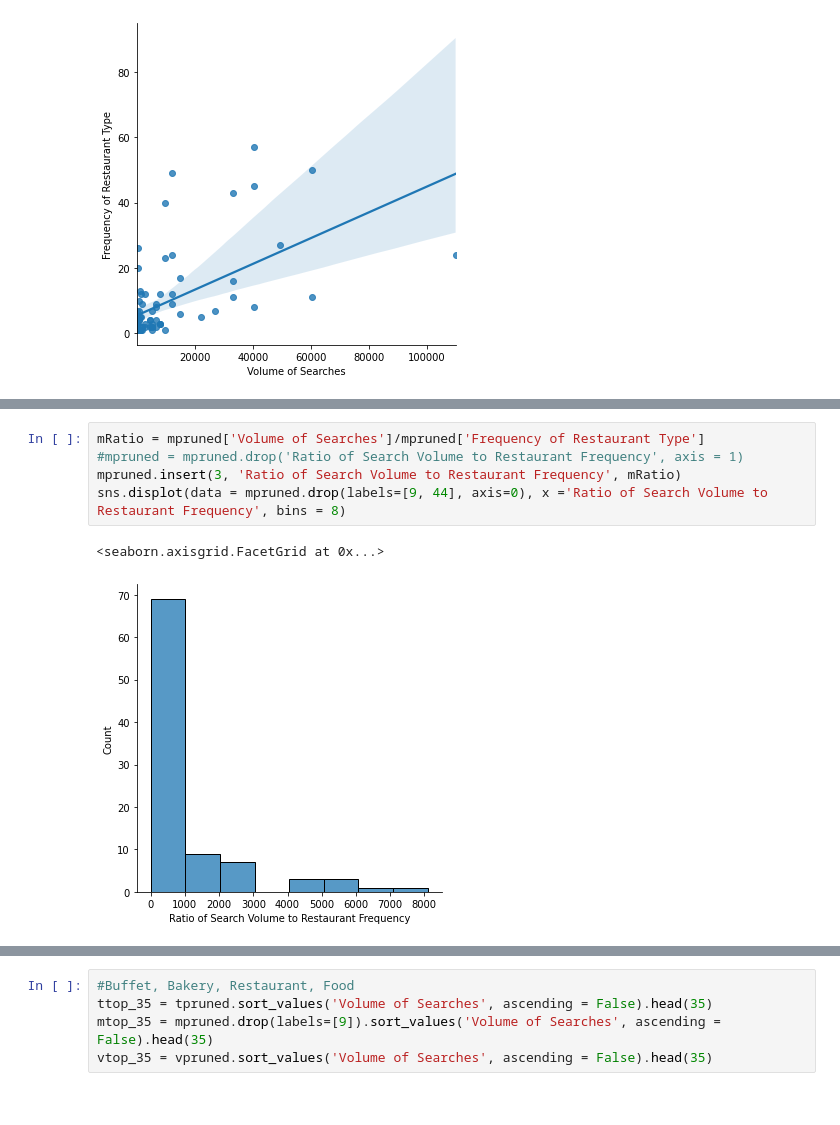
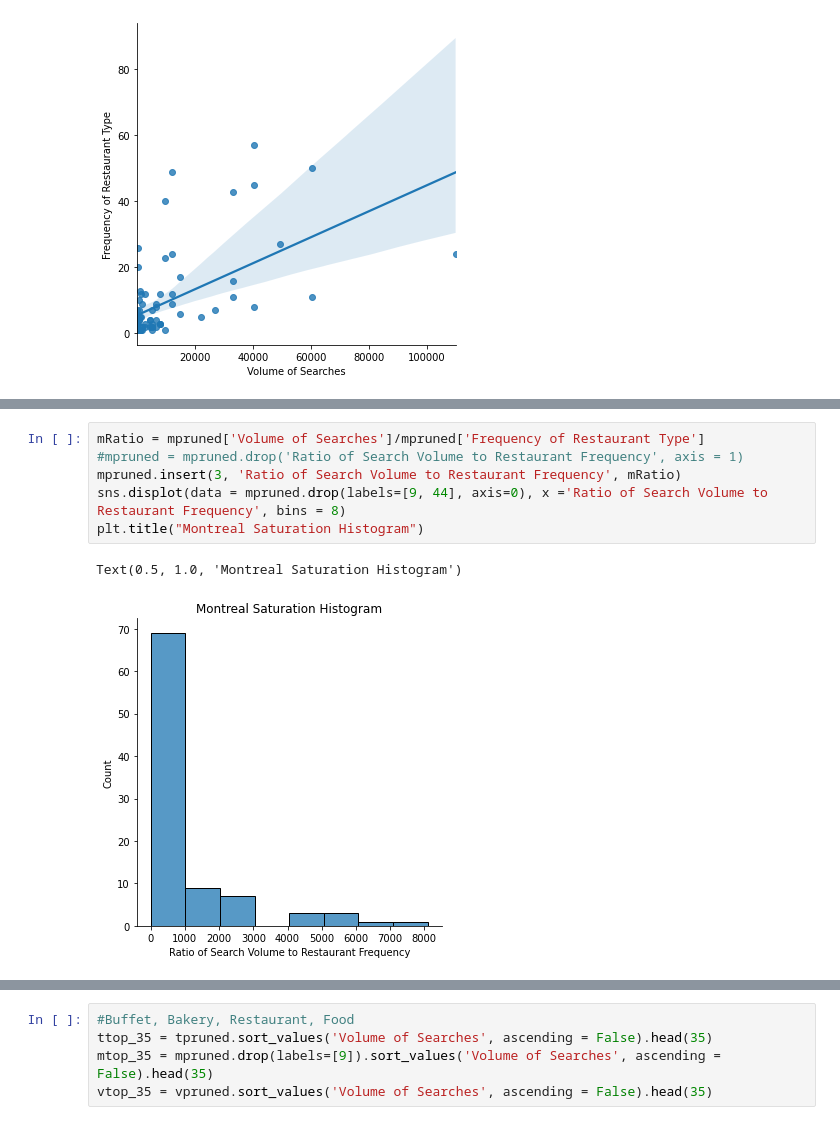
Before and after one commit to ReidZaffino/Coursera_Capstone, a Jupyter notebook: Restaurant Diversity and Demand Analysis of Major Canadian Cities.ipynb, the cells around one changed output, grey strips where cells are left out. Saved outputs shown, nothing was run; the diff lists cells and outputs as text.

```diff
--- a/Restaurant Diversity and Demand Analysis of Major Canadian Cities.ipynb
+++ b/Restaurant Diversity and Demand Analysis of Major Canadian Cities.ipynb
@@ -409,11 +422,12 @@ sns.displot(data = tpruned.drop(labels=[56, 45, 71], axis=0), x ='Ratio of Searc
 # %%
 mRatio = mpruned['Volume of Searches']/mpruned['Frequency of Restaurant Type']
 #mpruned = mpruned.drop('Ratio of Search Volume to Restaurant Frequency', axis = 1)
 mpruned.insert(3, 'Ratio of Search Volume to Restaurant Frequency', mRatio)
 sns.displot(data = mpruned.drop(labels=[9, 44], axis=0), x ='Ratio of Search Volume to Restaurant Frequency', bins = 8)
+plt.title("Montreal Saturation Histogram")
 # %% [output]
-<seaborn.axisgrid.FacetGrid at 0x...>
+Text(0.5, 1.0, 'Montreal Saturation Histogram')
-[figure, old version]
+[figure, new version]
 # %%
 vRatio = vpruned['Volume of Searches']/vpruned['Frequency of Restaurant Type']
 #vpruned = vpruned.drop('Ratio of Search Volume to Restaurant Frequency', axis = 1)
```
Also changed, not shown: parts of 13 cells of this notebook.
